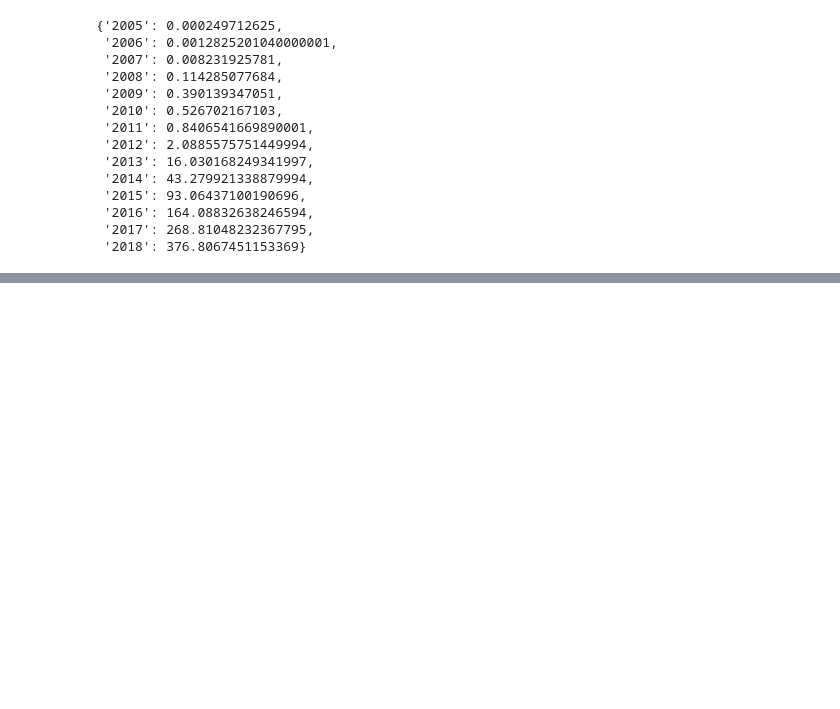
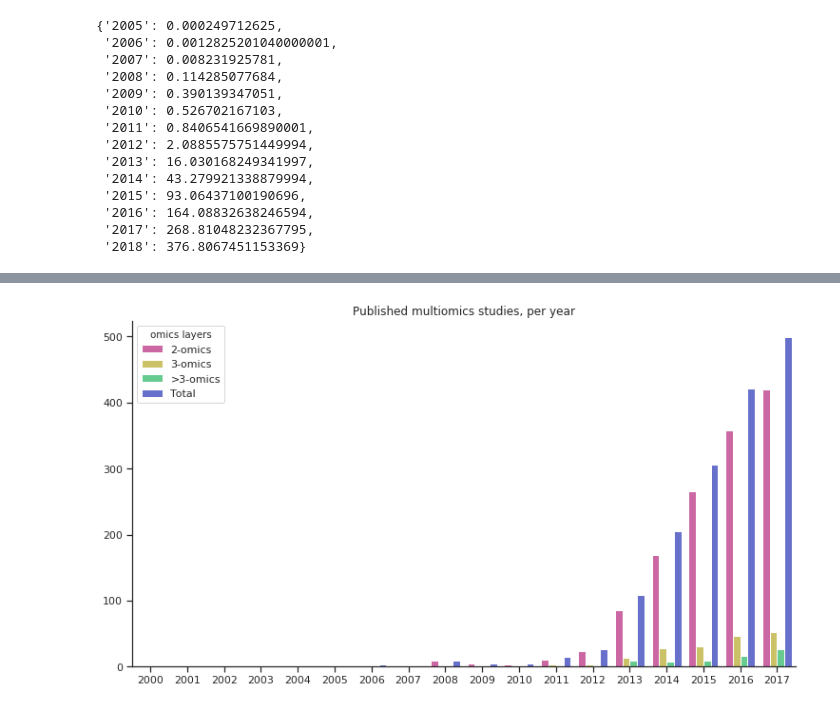
Before and after one commit to qbicsoftware-archive/bigdatabio-2018-pub, a Jupyter notebook: src/figure_plots.ipynb, the cells around one changed output, grey strips where cells are left out. Drawn from its saved outputs; the diff is of its cells as text; code cells hidden in the pictures; blank space fills up the shorter version.

```diff
--- a/src/figure_plots.ipynb
+++ b/src/figure_plots.ipynb
@@ -134,0 +144,4 @@ sns_plot2.get_figure().savefig("figures/pride_growth.png", dpi=300)
+# %%
+# Now the plot for the visualization of multi-omics study development
+pubmed_data = pd.read_csv("multiomics_growth/results.csv", delimiter=",")
+pubmed_data
@@ -134,0 +150,10 @@ sns_plot2.get_figure().savefig("figures/pride_growth.png", dpi=300)
+# %%
+sn.set_style("ticks")
+sns_plot2 = sn.catplot(x="year", y="number", hue="omics layers", data=pubmed_data, kind="bar", legend_out=False, margin_titles=True, aspect=1.8, height=6, palette=sn.hls_palette(4, 0.9))
+sns_plot2.set(xlabel="", ylabel="", title="Published multiomics studies, per year")
+legend.set()
+
+sns_plot2.savefig("figures/multiomics_growth.eps", dpi=300)
+sns_plot2.savefig("figures/multiomics_growth.png", dpi=300)
+# %% [output]
+[figure, added]
```
Also changed, not shown: parts of 4 cells of this notebook, 6 other files.
